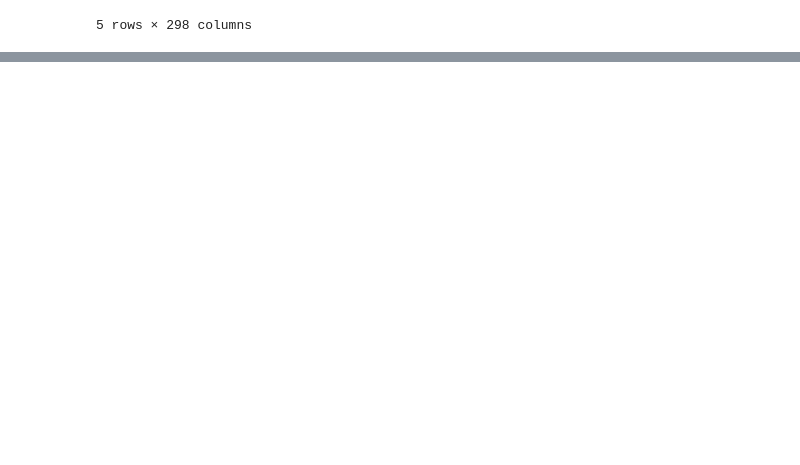
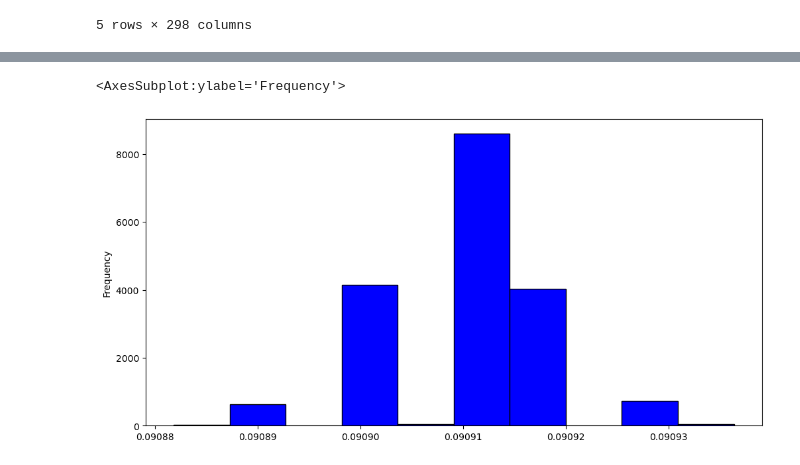
Before and after one commit to ubco-W2022T2-data301/project-group-group-57, a Jupyter notebook: analysis/analysis_Adam_Goebel.ipynb, the cells around one changed output, grey strips where cells are left out. Saved outputs shown, nothing was run; the diff lists cells and outputs as text; code cells hidden in the pictures; blank space fills up the shorter version.

```diff
--- a/analysis/analysis_Adam_Goebel.ipynb
+++ b/analysis/analysis_Adam_Goebel.ipynb
@@ -18,0 +41,7 @@ df.head()
+# %%
+df["mean"] = df[['fund_sector_basic_materials','fund_sector_communication_services','fund_sector_consumer_cyclical','fund_sector_consumer_defensive', 'fund_sector_energy','fund_sector_financial_services','fund_sector_healthcare','fund_sector_industrials','fund_sector_real_estate','fund_sector_technology','fund_sector_utilities']].mean(axis=1)
+df["std"] = df[['fund_sector_basic_materials','fund_sector_communication_services','fund_sector_consumer_cyclical','fund_sector_consumer_defensive', 'fund_sector_energy','fund_sector_financial_services','fund_sector_healthcare','fund_sector_industrials','fund_sector_real_estate','fund_sector_technology','fund_sector_utilities']].std(axis=1)
+# %%
+df1 = df[['fund_long_name','investment_type','fund_sector_basic_materials','fund_sector_communication_services','fund_sector_consumer_cyclical','fund_sector_consumer_defensive', 'fund_sector_energy','fund_sector_financial_services','fund_sector_healthcare','fund_sector_industrials','fund_sector_real_estate','fund_sector_technology','fund_sector_utilities','mean','std','fund_return_ytd','fund_return_1month','fund_return_3months',
+'fund_return_1year','fund_return_3years','fund_return_5years','fund_return_10years'
+ ]]
@@ -18,0 +82,5 @@ df.head()
+# %%
+df1['mean'].plot(kind='hist', bins=10, figsize=(12,6), facecolor='blue',edgecolor='black')
+# %% [output]
+<AxesSubplot:ylabel='Frequency'>
+[figure, added]
```
Also changed, not shown: parts of 16 cells of this notebook.
